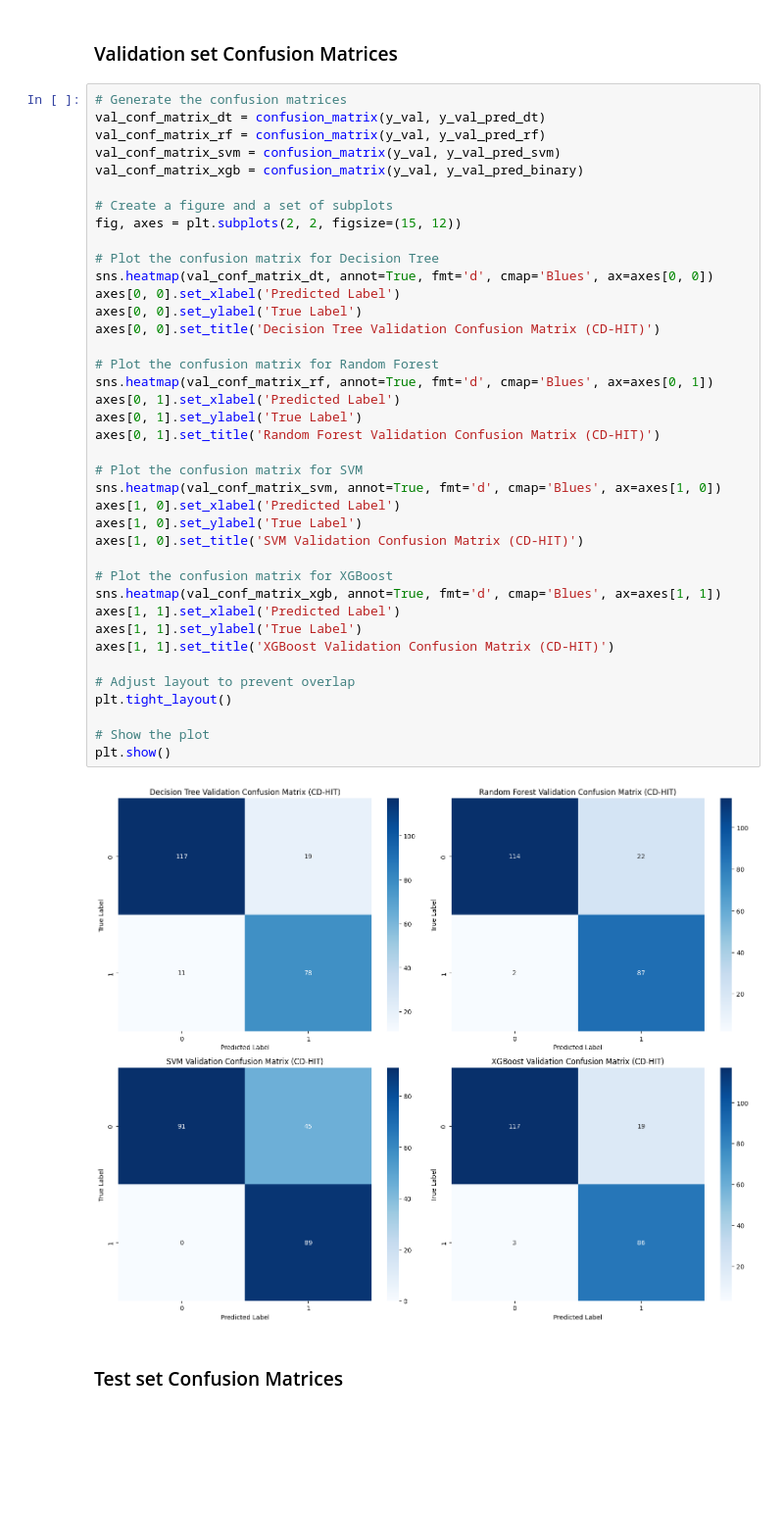
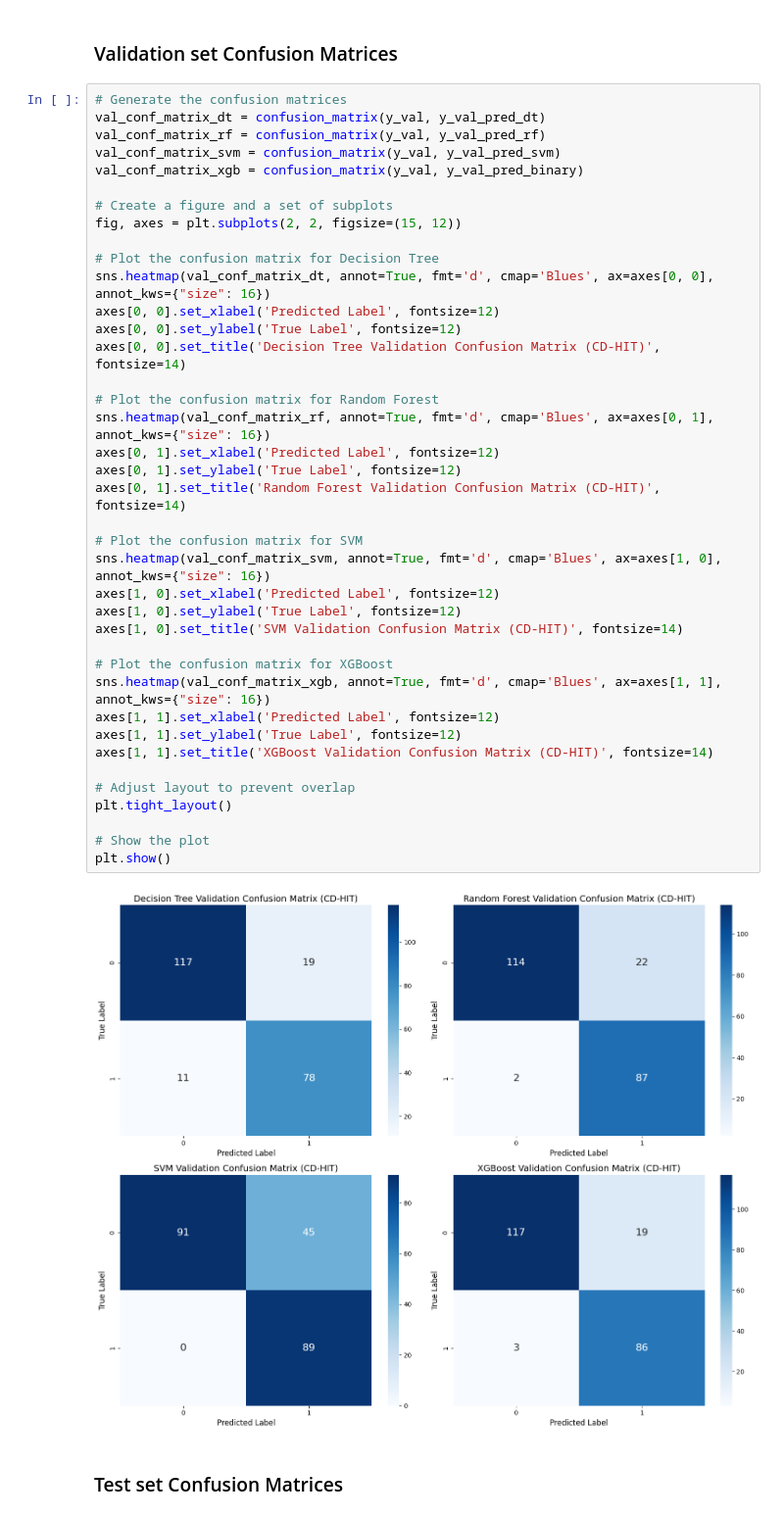
Before and after one commit to ChristianNeitzel/Projeto-Bioinf-PhageAcr, a Jupyter notebook: 5a_code_PhageAcr_ML_cdhit.ipynb, the cells around one changed output. Shown at 98% size. Cells and saved outputs as stored; diff of their text form; blank space fills up the shorter version.

Commit message:
minor plot adjustments

```diff
--- a/5a_code_PhageAcr_ML_cdhit.ipynb
+++ b/5a_code_PhageAcr_ML_cdhit.ipynb
@@ -841,44 +841,44 @@ plt.show()
 # %%
 # Generate the confusion matrices
 val_conf_matrix_dt = confusion_matrix(y_val, y_val_pred_dt)
 val_conf_matrix_rf = confusion_matrix(y_val, y_val_pred_rf)
 val_conf_matrix_svm = confusion_matrix(y_val, y_val_pred_svm)
 val_conf_matrix_xgb = confusion_matrix(y_val, y_val_pred_binary)
 
 # Create a figure and a set of subplots
 fig, axes = plt.subplots(2, 2, figsize=(15, 12))
 
 # Plot the confusion matrix for Decision Tree
-sns.heatmap(val_conf_matrix_dt, annot=True, fmt='d', cmap='Blues', ax=axes[0, 0])
-axes[0, 0].set_xlabel('Predicted Label')
-axes[0, 0].set_ylabel('True Label')
-axes[0, 0].set_title('Decision Tree Validation Confusion Matrix (CD-HIT)')
+sns.heatmap(val_conf_matrix_dt, annot=True, fmt='d', cmap='Blues', ax=axes[0, 0], annot_kws={"size": 16})
+axes[0, 0].set_xlabel('Predicted Label', fontsize=12)
+axes[0, 0].set_ylabel('True Label', fontsize=12)
+axes[0, 0].set_title('Decision Tree Validation Confusion Matrix (CD-HIT)', fontsize=14)
 
 # Plot the confusion matrix for Random Forest
-sns.heatmap(val_conf_matrix_rf, annot=True, fmt='d', cmap='Blues', ax=axes[0, 1])
-axes[0, 1].set_xlabel('Predicted Label')
-axes[0, 1].set_ylabel('True Label')
-axes[0, 1].set_title('Random Forest Validation Confusion Matrix (CD-HIT)')
+sns.heatmap(val_conf_matrix_rf, annot=True, fmt='d', cmap='Blues', ax=axes[0, 1], annot_kws={"size": 16})
+axes[0, 1].set_xlabel('Predicted Label', fontsize=12)
+axes[0, 1].set_ylabel('True Label', fontsize=12)
+axes[0, 1].set_title('Random Forest Validation Confusion Matrix (CD-HIT)', fontsize=14)
 
 # Plot the confusion matrix for SVM
-sns.heatmap(val_conf_matrix_svm, annot=True, fmt='d', cmap='Blues', ax=axes[1, 0])
-axes[1, 0].set_xlabel('Predicted Label')
-axes[1, 0].set_ylabel('True Label')
-axes[1, 0].set_title('SVM Validation Confusion Matrix (CD-HIT)')
+sns.heatmap(val_conf_matrix_svm, annot=True, fmt='d', cmap='Blues', ax=axes[1, 0], annot_kws={"size": 16})
+axes[1, 0].set_xlabel('Predicted Label', fontsize=12)
+axes[1, 0].set_ylabel('True Label', fontsize=12)
+axes[1, 0].set_title('SVM Validation Confusion Matrix (CD-HIT)', fontsize=14)
 
 # Plot the confusion matrix for XGBoost
-sns.heatmap(val_conf_matrix_xgb, annot=True, fmt='d', cmap='Blues', ax=axes[1, 1])
-axes[1, 1].set_xlabel('Predicted Label')
-axes[1, 1].set_ylabel('True Label')
-axes[1, 1].set_title('XGBoost Validation Confusion Matrix (CD-HIT)')
+sns.heatmap(val_conf_matrix_xgb, annot=True, fmt='d', cmap='Blues', ax=axes[1, 1], annot_kws={"size": 16})
+axes[1, 1].set_xlabel('Predicted Label', fontsize=12)
+axes[1, 1].set_ylabel('True Label', fontsize=12)
+axes[1, 1].set_title('XGBoost Validation Confusion Matrix (CD-HIT)', fontsize=14)
 
 # Adjust layout to prevent overlap
 plt.tight_layout()
 
 # Show the plot
 plt.show()
 # %% [output]
-[figure, old version]
+[figure, new version]
 # %% [markdown]
 ### Test set Confusion Matrices
 # %%
```
Also changed, not shown: parts of 1 cell of this notebook, 1 other file.
